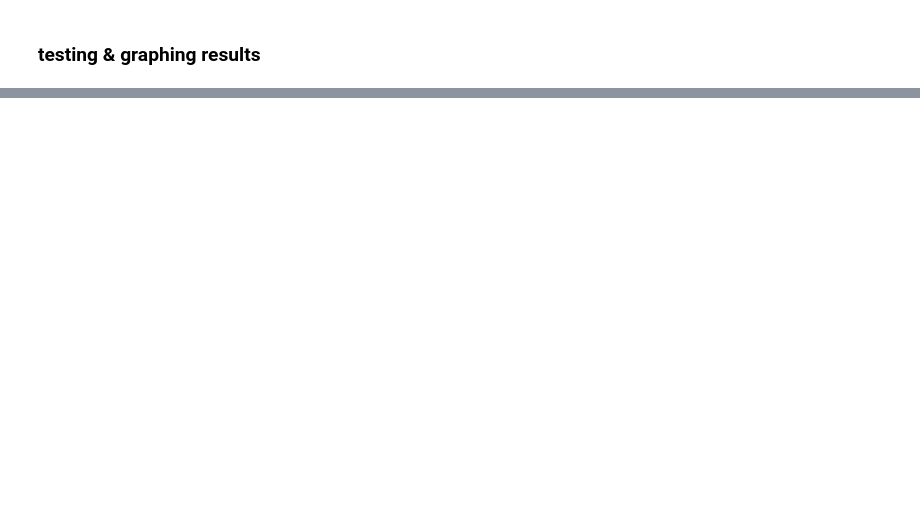
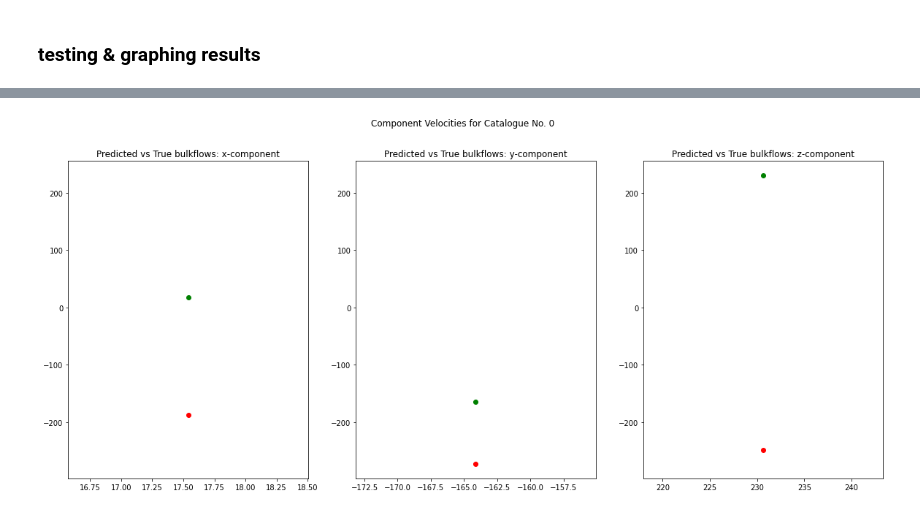
Before and after one commit to YaraAlShorman/Research-spring-22, a Jupyter notebook: Active_code/ML model for bulkflows.ipynb, the cells around one changed output, grey strips where cells are left out. Saved outputs shown, nothing was run; the diff lists cells and outputs as text; code cells hidden in the pictures; blank space fills up the shorter version.

```diff
--- a/Active_code/ML model for bulkflows.ipynb
+++ b/Active_code/ML model for bulkflows.ipynb
@@ -246,0 +243,33 @@ plt.show()
+# %%
+# to help with visualization
+# Enter the number of the catalogue you want to view the component velocities for
+
+# enter number of catalogue you want to view
+# must be an integer, and must be 0 <= num < len(output_pred[:,1])
+# if the number does not follow these rules, it will produce an error
+num = 0  # change this as needed
+
+fig = plt.figure()
+fig.set_figheight(8)
+fig.set_figwidth(20)
+fig.suptitle(f'Component Velocities for Catalogue No. {num}')
+
+bx = fig.add_subplot(1, 3, 1)
+plt.scatter(output_test[:, 0][num], output_pred[:, 0][num], color='red')
+plt.scatter(output_test[:, 0][num], output_test[:, 0][num], color='green')
+plt.title('Predicted vs True bulkflows: x-component')
+
+
+by = fig.add_subplot(1, 3, 2, sharey=bx)
+plt.scatter(output_test[:, 1][num], output_pred[:, 1][num], color='red')
+plt.scatter(output_test[:, 1][num], output_test[:, 1][num], color='green')
+plt.title('Predicted vs True bulkflows: y-component')
+
+bz = fig.add_subplot(1, 3, 3, sharey=bx)
+plt.scatter(output_test[:, 2][num], output_pred[:, 2][num], color='red')
+plt.scatter(output_test[:, 2][num], output_test[:, 2][num], color='green')
+plt.title('Predicted vs True bulkflows: z-component')
+
+plt.show()
+# %% [output]
+[figure, added]
```
Also changed, not shown: parts of 7 cells of this notebook.
